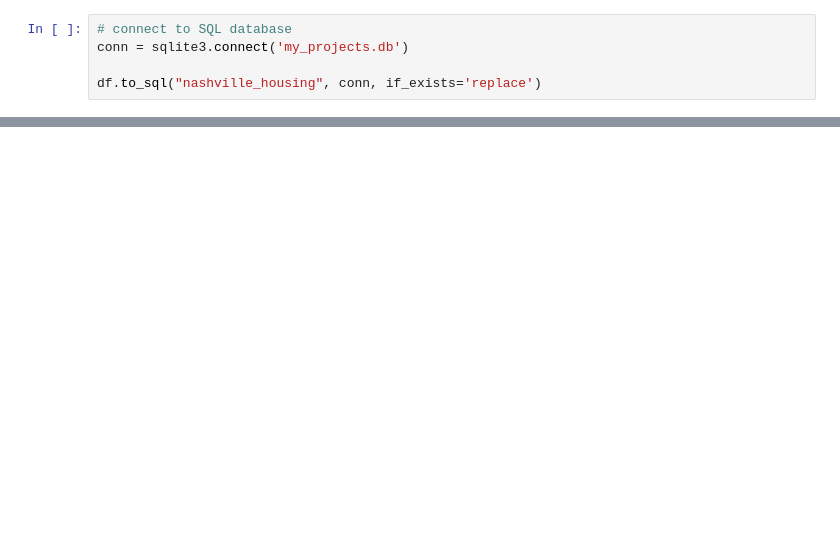
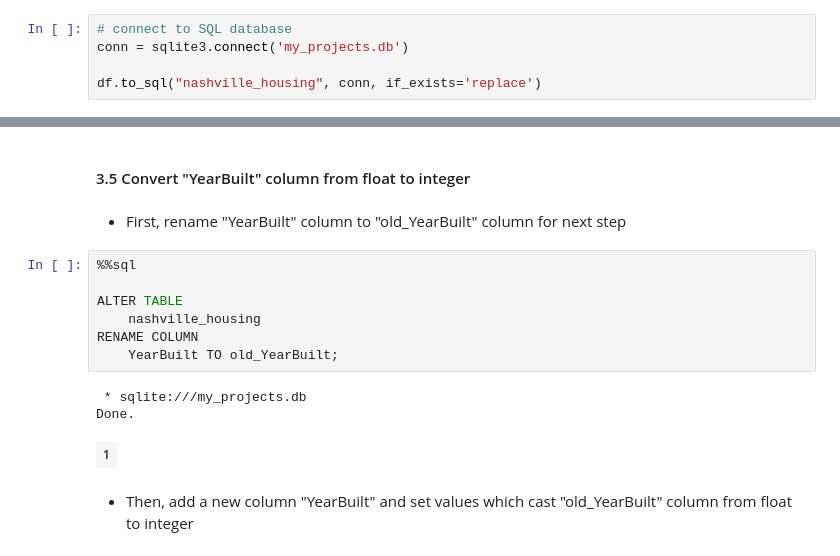
Before and after one commit to eemonte/Nashville_housing_price, a Jupyter notebook: SQL_data_cleaning_project.ipynb, the cells around one changed output, grey strips where cells are left out. Cells and saved outputs as stored; diff of their text form; blank space fills up the shorter version.

```diff
--- a/SQL_data_cleaning_project.ipynb
+++ b/SQL_data_cleaning_project.ipynb
@@ -182,0 +293,17 @@ WHERE
+# %% [markdown]
+#### 3.5 Convert "YearBuilt" column from float to integer
+# %% [markdown]
+- First, rename "YearBuilt" column to "old_YearBuilt" column for next step
+# %%
+%%sql
+
+ALTER TABLE
+    nashville_housing
+RENAME COLUMN
+    YearBuilt TO old_YearBuilt;
+# %% [output]
+ * sqlite:///my_projects.db
+Done.
+| 1 |
+# %% [markdown]
+- Then, add a new column "YearBuilt" and set values which cast "old_YearBuilt" column from float to integer
```
Also changed, not shown: parts of 40 cells of this notebook.
